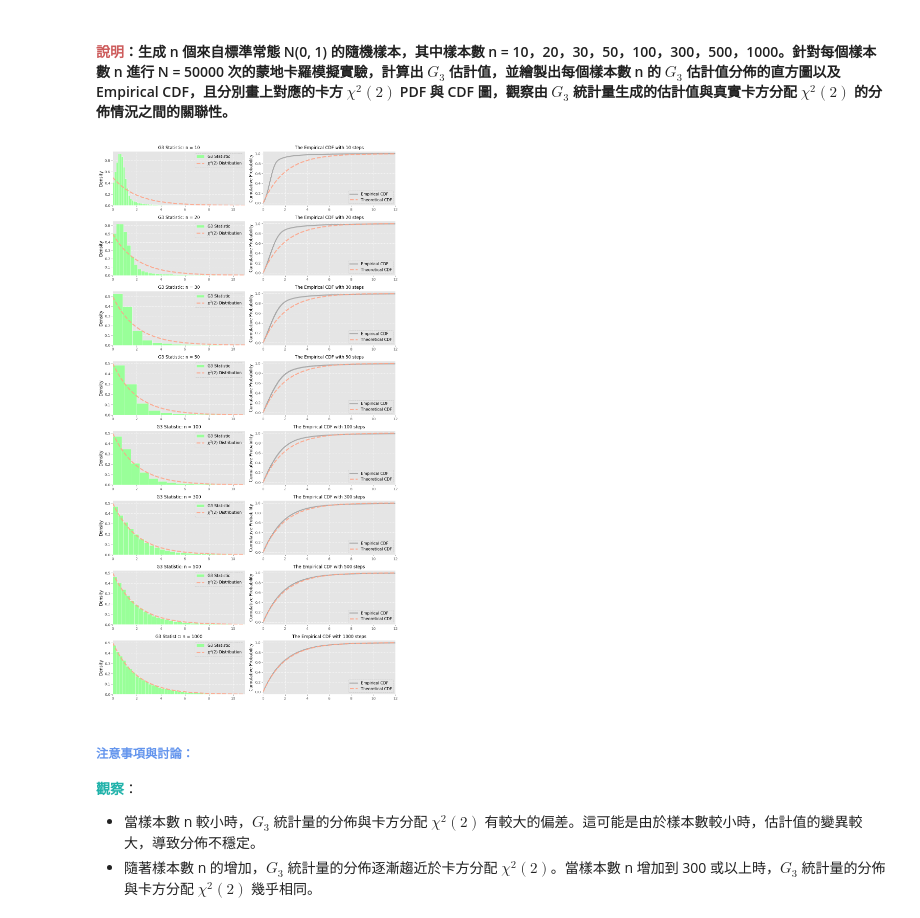
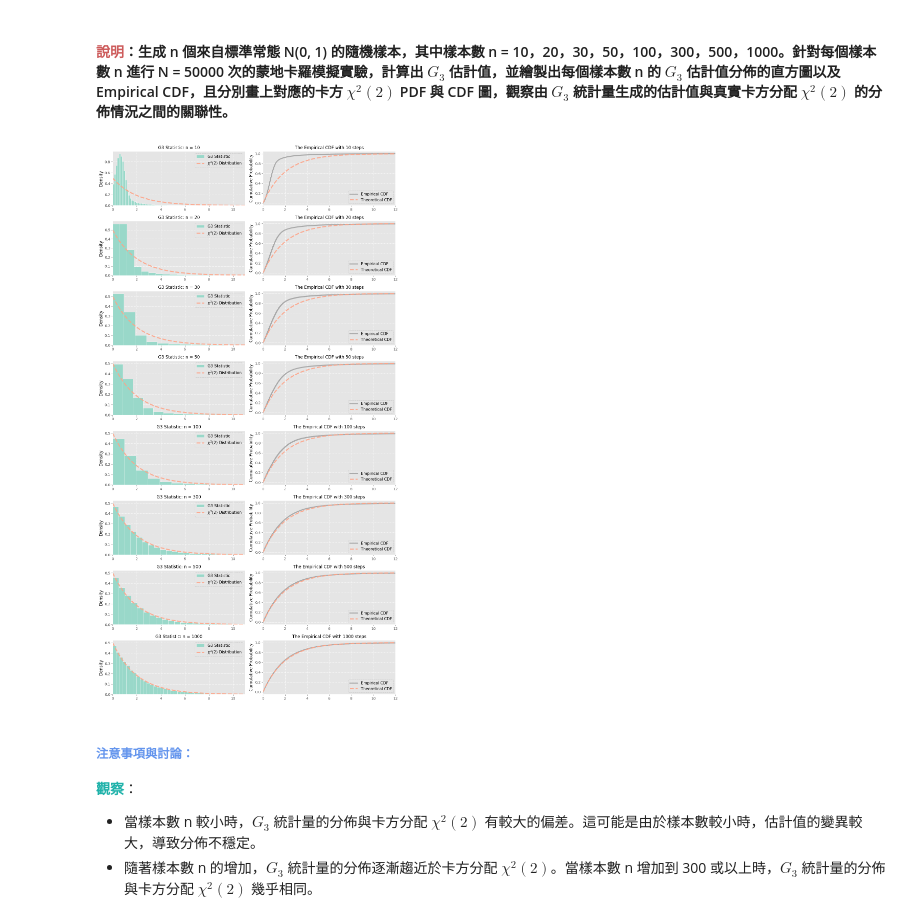
Before and after one commit to shengsia02/StatComp, a Jupyter notebook: hw4/StatComp_411078064_Monte_Carlo_Simulation.ipynb, the cells around one changed output. Drawn from its saved outputs; the diff is of its cells as text; code cells hidden in the pictures.

```diff
--- a/hw4/StatComp_411078064_Monte_Carlo_Simulation.ipynb
+++ b/hw4/StatComp_411078064_Monte_Carlo_Simulation.ipynb
@@ -153,7 +153,7 @@ for i, n in enumerate(n_val):
     ax_cdf = axs[i, 1]
 
     # G2 统计量的直方图與 normal PDF
-    ax_pdf.hist(G2, bins = 100, density = True, color = '#D1BBFF', edgecolor = '#FFFFFF'
+    ax_pdf.hist(G2, bins = 100, density = True, color = '#c994c7', edgecolor = '#FFFFFF'
                 , label = 'G2 Statistic')
     ax_pdf.plot(x_pdf, y_pdf, color = '#FFA488', lw = 3, linestyle = '--', label = 'Z Distribution'
                 , alpha = 0.9)
@@ -240,35 +240,35 @@ for i, n in enumerate(n_val):
     ax_cdf = axs[i, 1]
 
     # G3 统计量的直方图與 chi(2) PDF
-    ax_pdf.hist(G3, bins = 150, density = True, color = '#99FF99', edgecolor = '#FFFFFF'
+    ax_pdf.hist(G3, bins = 150, density = True, color = '#99d8c9', edgecolor = '#FFFFFF'
                 , label = 'G3 Statistic')
     ax_pdf.plot(x_pdf, y_pdf, color = '#FFA488', lw = 3, linestyle = '--', label = '$\chi^2(2)$ Distribution'
                 , alpha = 0.9)
     ax_pdf.set_xlim([0, 11])
     ax_pdf.set_title('G3 Statistic: n = {}'.format(n), fontsize = 12)
     ax_pdf.set_ylabel('Density', fontsize = 12, color = 'black')
     legend0 = ax_pdf.legend(edgecolor = '#666666', prop = {'size': 11})
     legend0.get_frame().set_linestyle('-.')
     legend0.get_frame().set_alpha(0.4)
     ax_pdf.grid(True, linestyle = '-.')
 
     # G3 统计量的 ECDF 與 chi(2) CDF
     ax_cdf.plot(ecdf_x, cumcountprob, drawstyle = 'steps-pre', label = 'Empirical CDF'
                 , color = '#AAAAAA', lw = 3)
     ax_cdf.plot(x_cdf, y_cdf, color = '#FFA488', label = 'Theoretical CDF', alpha = 0.9, lw = 3
                 , linestyle = '--')
     ax_cdf.set_xlim([0, 12])
     ax_cdf.set_title('The Empirical CDF with {} steps'.format(n), fontsize = 12)
     ax_cdf.set_ylabel('Cumulative Probability', fontsize = 12, color = 'black')
     legend1 = ax_cdf.legend(edgecolor = '#666666', prop = {'size': 11})
     legend1.get_frame().set_linestyle('-.')
     legend1.get_frame().set_alpha(0.4)
     ax_cdf.grid(True, linestyle = '-.')
 
 plt.tight_layout()
 plt.show()
 # %% [output]
-[figure, old version]
+[figure, new version]
 # %% [markdown]
 ##### **<font color=cornflowerblue>注意事項與討論：</font>**
 
```
Also changed, not shown: parts of 6 cells of this notebook, 1 other file.
